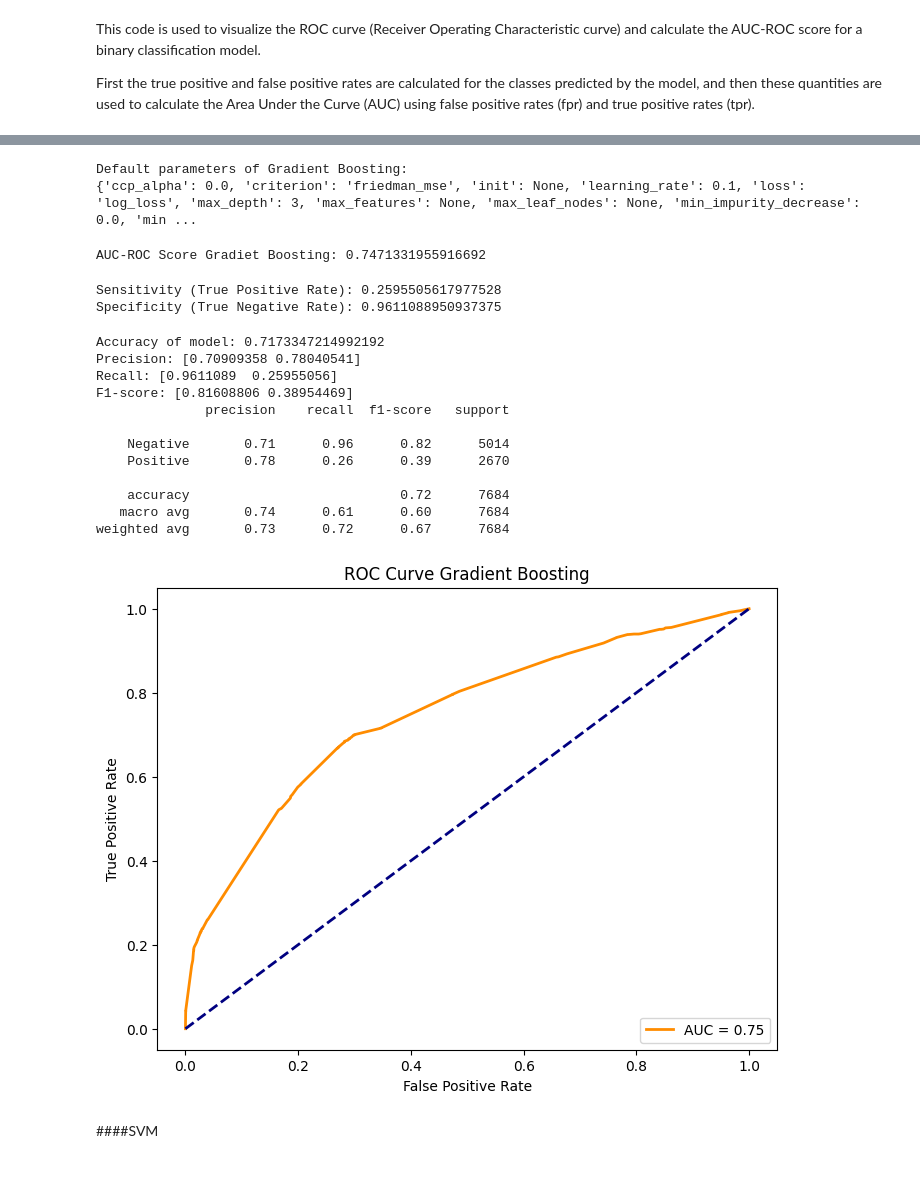
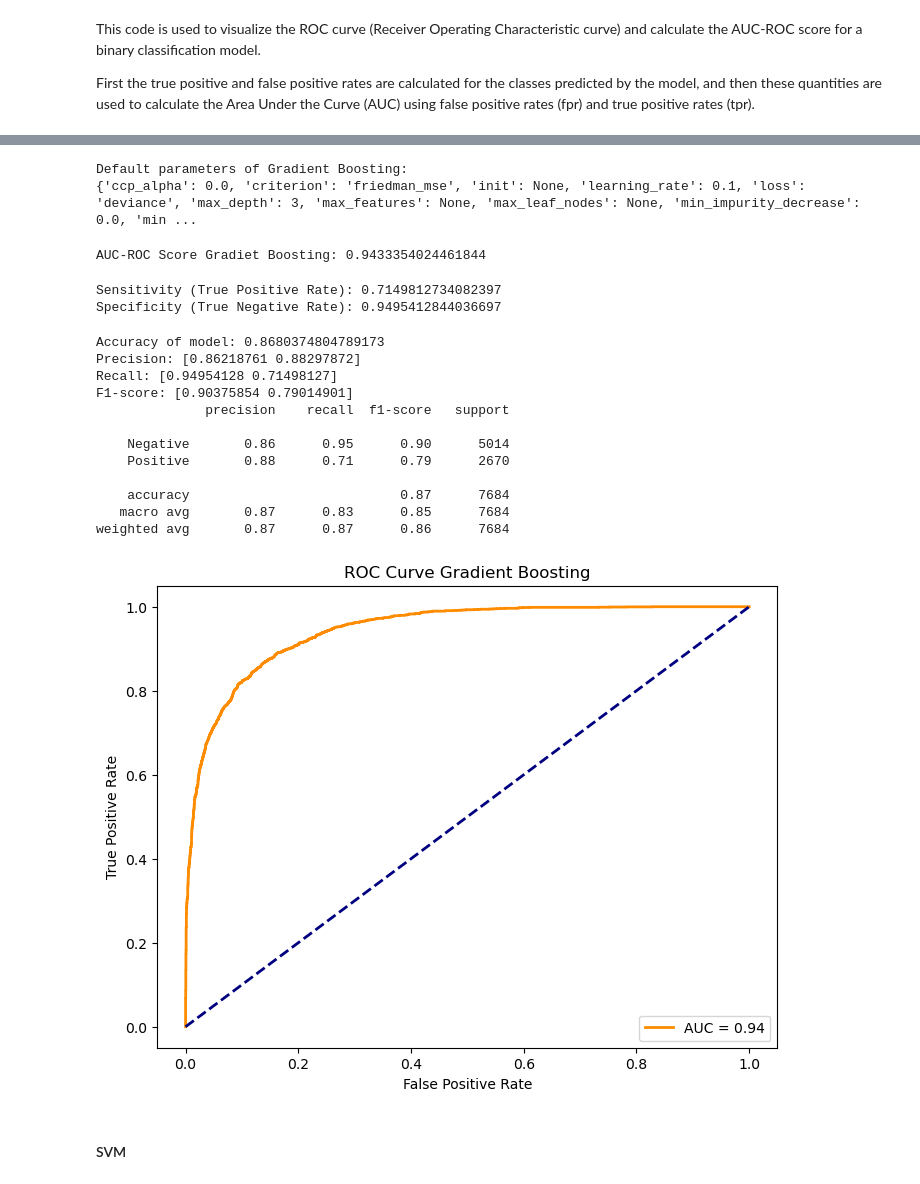
Before and after one commit to SailorGeorge/BiomedicalDataScience_LAB04, a Jupyter notebook: Biomedical_Data_Science_Lab_04.ipynb, the cells around one changed output, grey strips where cells are left out. Saved outputs shown, nothing was run; the diff lists cells and outputs as text; code cells hidden in the pictures.

```diff
--- a/Biomedical_Data_Science_Lab_04.ipynb
+++ b/Biomedical_Data_Science_Lab_04.ipynb
@@ -226,11 +218,11 @@ Name: codidiagingreso, Length: 1010, dtype: int64
 # %%
 median_train = X_train['codidiagingreso'].apply(pd.to_numeric, errors='coerce').median()
 
-X_train['codidiagingreso'].fillna(mediana_train, inplace=True)
+X_train['codidiagingreso'].fillna(median_train, inplace=True)
 # %%
 median_test = X_test['codidiagingreso'].apply(pd.to_numeric, errors='coerce').median()
 
-X_test['codidiagingreso'].fillna(mediana_test, inplace=True)
+X_test['codidiagingreso'].fillna(median_test, inplace=True)
 # %%
 X_train['codidiagingreso'].isnull().sum()
 # %% [output]
@@ -477,23 +460,3 @@ This could lead to a poor ability of the model to generalize over new data, such
-# %%
-from sklearn.preprocessing import OneHotEncoder
-from sklearn.preprocessing import LabelEncoder
-
-X_train[['metastatic_tumor', 'codidiagingreso', 'codservicioreal']] = X_train[['metastatic_tumor', 'codidiagingreso', 'codservicioreal']].astype(str)
-X_test[['metastatic_tumor', 'codidiagingreso', 'codservicioreal']] = X_test[['metastatic_tumor', 'codidiagingreso', 'codservicioreal']].astype(str)
-
-
-encoder = OneHotEncoder(handle_unknown='ignore', sparse=False)
-
-combined_data = pd.concat([X_train[['metastatic_tumor', 'codidiagingreso', 'codservicioreal']], X_test[['metastatic_tumor', 'codidiagingreso', 'codservicioreal']]])
-
-encoded_data = encoder.fit_transform(combined_data)
-
-X_train_encoded = encoded_data[:len(X_train)]
-X_test_encoded = encoded_data[len(X_train):]
-
-label_encoder = LabelEncoder()
-y_train_encoded = label_encoder.fit_transform(y_train)
-y_test_encoded = label_encoder.transform(y_test)
 # %%
 categorical_cols = ['metastatic_tumor', 'codidiagingreso', 'codservicioreal']
 
@@ -636,22 +577,22 @@ from sklearn.model_selection import GridSearchCV
 # %%
 gb_clf = GradientBoostingClassifier()
-gb_clf.fit(X_train_encoded, y_train_encoded)
+gb_clf.fit(X_train_encoded, y_train)
 print("Default parameters of Gradient Boosting:")
 print(gb_clf.get_params())
 # %% [output]
 Default parameters of Gradient Boosting:
-{'ccp_alpha': 0.0, 'criterion': 'friedman_mse', 'init': None, 'learning_rate': 0.1, 'loss': 'log_loss', 'max_depth': 3, 'max_features': None, 'max_leaf_nodes': None, 'min_impurity_decrease': 0.0, 'min ...
+{'ccp_alpha': 0.0, 'criterion': 'friedman_mse', 'init': None, 'learning_rate': 0.1, 'loss': 'deviance', 'max_depth': 3, 'max_features': None, 'max_leaf_nodes': None, 'min_impurity_decrease': 0.0, 'min ...
 # %%
 positive_probs = gb_clf.predict_proba(X_test_encoded)[:, 1]
 
-auc_rocGB = roc_auc_score(y_test_encoded, positive_probs)
+auc_rocGB = roc_auc_score(y_test, positive_probs)
 print("AUC-ROC Score Gradiet Boosting:", auc_rocGB)
 # %% [output]
-AUC-ROC Score Gradiet Boosting: 0.7471331955916692
+AUC-ROC Score Gradiet Boosting: 0.9433354024461844
 # %%
-predictions = gb_clf.predict(X_test_encoded)
+predictionsGB = gb_clf.predict(X_test_encoded)
 
-conf_matrix = confusion_matrix(y_test_encoded, predictions)
+conf_matrix = confusion_matrix(y_test, predictionsGB)
 
 true_negative, false_positive, false_negative, true_positive = conf_matrix.ravel()
 
@@ -662,55 +603,53 @@ specificity = true_negative / (true_negative + false_positive)
 print("Sensitivity (True Positive Rate):", sensitivity)
 print("Specificity (True Negative Rate):", specificity)
 # %% [output]
-Sensitivity (True Positive Rate): 0.2595505617977528
-Specificity (True Negative Rate): 0.9611088950937375
+Sensitivity (True Positive Rate): 0.7149812734082397
+Specificity (True Negative Rate): 0.9495412844036697
 # %%
-predictions = gb_clf.predict(X_test_encoded)
-
-accuracyGB = accuracy_score(y_test_encoded, predictions)
+accuracyGB = accuracy_score(y_test, predictionsGB)
 print(f'Accuracy of model: {accuracyGB}')
 
 
-precisionGB = precision_score(y_test, predictions, average=None)
-recallGB = recall_score(y_test, predictions, average=None)
-f1GB = f1_score(y_test, predictions, average=None)
+precisionGB = precision_score(y_test, predictionsGB, average=None)
+recallGB = recall_score(y_test, predictionsGB, average=None)
+f1GB = f1_score(y_test, predictionsGB, average=None)
 
 print(f'Precision: {precisionGB}')
 print(f'Recall: {recallGB}')
 print(f'F1-score: {f1GB}')
 
 class_names = ["Negative", "Positive"]
-print(classification_report(y_test, predictions, target_names=class_names))
+print(classification_report(y_test, predictionsGB, target_names=class_names))
 # %% [output]
-Accuracy of model: 0.7173347214992192
-Precision: [0.70909358 0.78040541]
-Recall: [0.9611089  0.25955056]
-F1-score: [0.81608806 0.38954469]
+Accuracy of model: 0.8680374804789173
+Precision: [0.86218761 0.88297872]
+Recall: [0.94954128 0.71498127]
+F1-score: [0.90375854 0.79014901]
               precision    recall  f1-score   support
 
-    Negative       0.71      0.96      0.82      5014
-    Positive       0.78      0.26      0.39      2670
+    Negative       0.86      0.95      0.90      5014
+    Positive       0.88      0.71      0.79      2670
 
-    accuracy                           0.72      7684
-   macro avg       0.74      0.61      0.60      7684
-weighted avg       0.73      0.72      0.67      7684
+    accuracy                           0.87      7684
+   macro avg       0.87      0.83      0.85      7684
+weighted avg       0.87      0.87      0.86      7684
 # %%
 probabilities = gb_clf.decision_function(X_test_encoded)
-fpr, tpr, thresholds = roc_curve(y_test_encoded, probabilities)
-auc = roc_auc_score(y_test_encoded, probabilities)
+fpr, tpr, thresholds = roc_curve(y_test, probabilities)
+auc = roc_auc_score(y_test, probabilities)
 
 plt.figure(figsize=(8, 6))
 plt.plot(fpr, tpr, color='darkorange', lw=2, label=f'AUC = {auc:.2f}')
 plt.plot([0, 1], [0, 1], color='navy', lw=2, linestyle='--')
 plt.xlabel('False Positive Rate')
 plt.ylabel('True Positive Rate')
 plt.title('ROC Curve Gradient Boosting')
 plt.legend(loc='lower right')
 plt.show()
 # %% [output]
-[figure, old version]
+[figure, new version]
 # %% [markdown]
-####SVM
+#### SVM
 # %%
 from sklearn.svm import SVC
 
```
Also changed, not shown: parts of 36 cells of this notebook.
